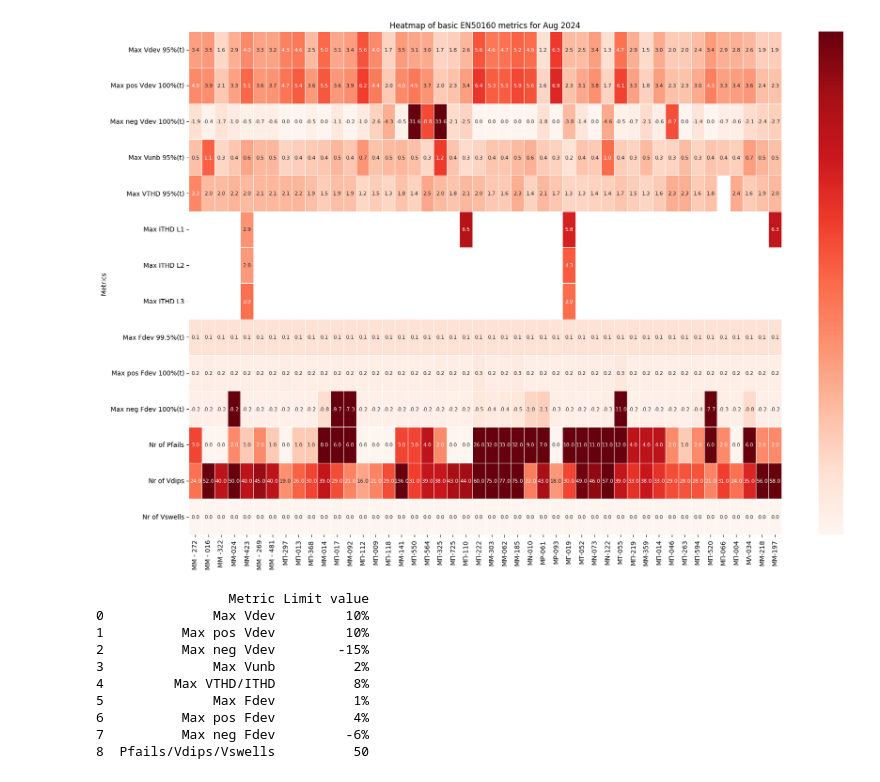
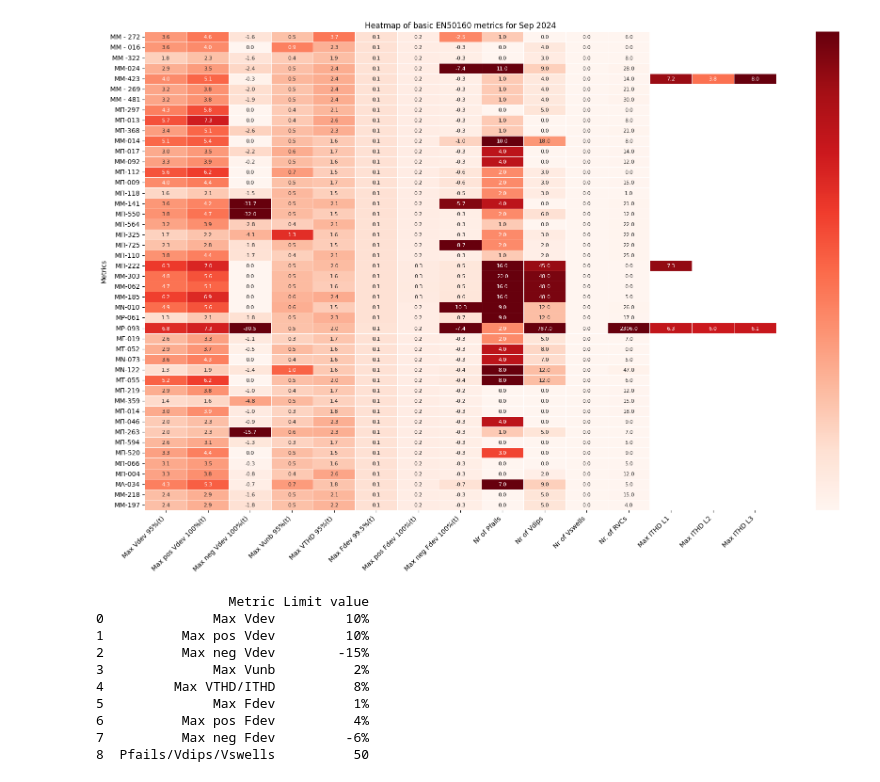
Before and after one commit to AimiliaPapagiannaki/thingsboard, a Jupyter notebook: mi6/HEDNOKPIs/heatmap_per_month.ipynb, the cells around one changed output. Saved outputs shown, nothing was run; the diff lists cells and outputs as text; code cells hidden in the pictures.

Commit message:
Updated heatmaps with RVCs

```diff
--- a/mi6/HEDNOKPIs/heatmap_per_month.ipynb
+++ b/mi6/HEDNOKPIs/heatmap_per_month.ipynb
@@ -153,7 +153,7 @@ def normalize_with_predefined_range(row, predefined_min=None, predefined_max=Non
 # month = 'May'
 year = '2024'
 
-dictmonth = {'Jan':'01','Feb':'02','Mar':'03','Apr':'04','May':'05','Jun':'06','Jul':'07','Aug':'08'}
+dictmonth = {'Jan':'01','Feb':'02','Mar':'03','Apr':'04','May':'05','Jun':'06','Jul':'07','Aug':'08','Sep':'09','Oct':'10','Nov':'11','Dec':'12'}
 
 # def normalize_row(x):
 #     non_na = x.dropna()
@@ -163,7 +163,7 @@ dictmonth = {'Jan':'01','Feb':'02','Mar':'03','Apr':'04','May':'05','Jun':'06','
 #         # print(non_na,non_na.min(),non_na.max())
 #         return (non_na - non_na.min()) / (non_na.max() - non_na.min())
 
-for month in ['Aug']:#,'Feb','Mar','Apr','May']:
+for month in ['Sep']:#,'Feb','Mar','Apr','May']:
     df = pd.read_excel('data/HEDNO_KPIs_EN50160_'+str(month)+'_'+str(2024)+'.xlsx', engine='openpyxl')
     df = df.loc[df['Distribution'].isna()]
     df = df.drop(['Installation','Distribution','Latitude','Longitude','Occurences of Frequency over limit','Occurences of Frequency under limit'],axis=1)
@@ -184,44 +184,52 @@ for month in ['Aug']:#,'Feb','Mar','Apr','May']:
                             'Nr. of Voltage dips':'Nr of Vdips',
                             'Nr. of Voltage swells':'Nr of Vswells'
                             })
+    columns_to_move = ['Max ITHD L1','Max ITHD L2','Max ITHD L3']  # Replace with actual column names
+
+    # Reorder the dataframe by first selecting all columns except the ones to move,
+    # then appending the columns_to_move at the end
+    df = df[[col for col in df.columns if col not in columns_to_move] + columns_to_move]
 
     df.replace('-', np.nan, inplace=True)
     metrics = df.columns.values
     df = df.T
     df_normalized = df.copy()
+
     for metric in metrics:
         predefined_range = predefined_ranges.get(metric)
         if predefined_range is not None:
             predefined_min, predefined_max = predefined_range
         else:
             predefined_min, predefined_max = None, None
         df_normalized.loc[metric] = normalize_with_predefined_range(df.loc[metric], predefined_min, predefined_max)
 
     # df_normalized = df.apply(normalize_row, axis=1)
     cols = df_normalized.columns.values
     df = df.reindex(columns=cols)
 
 
+    df_normalized = df_normalized.T
+    df = df.T
     # Plot heatmap
     fig = plt.figure(figsize=(18, 12))
     # heatmap = sns.heatmap(df_normalized, annot=df,annot_kws={'rotation': 90,'size':8}, fmt=".1f", cmap='Reds', mask=df.isnull(), ax=ax[0])
     heatmap = sns.heatmap(df_normalized, annot=df,annot_kws={'size':8}, fmt=".1f", cmap='Reds', mask=df.isnull(),linewidths=0.5)
     plt.title('Heatmap of basic EN50160 metrics for '+month+' '+year)
     plt.xlabel('')
     plt.ylabel('Metrics')
     # Remove the tick labels from the color bar
     colorbar = heatmap.collections[0].colorbar
     colorbar.set_ticks([])
-
+    plt.xticks(rotation=45, ha='right')
 
     plt.gca().set_aspect('auto')
     plt.tight_layout()
 
     # plt.savefig('figures/heatmapEN50160_'+month+'_'+year+'.png', dpi=300)
     plt.savefig('figures/heatmapEN50160_'+year+'_'+dictmonth[month]+'.png', dpi=300)
     # plt.show()
 # %% [output]
-[figure, old version]
+[figure, new version]
 # %%
 plt.figure(figsize=(12,4))
 # Create a DataFrame for the acceptable ranges
```
Also changed, not shown: 1 other file.
